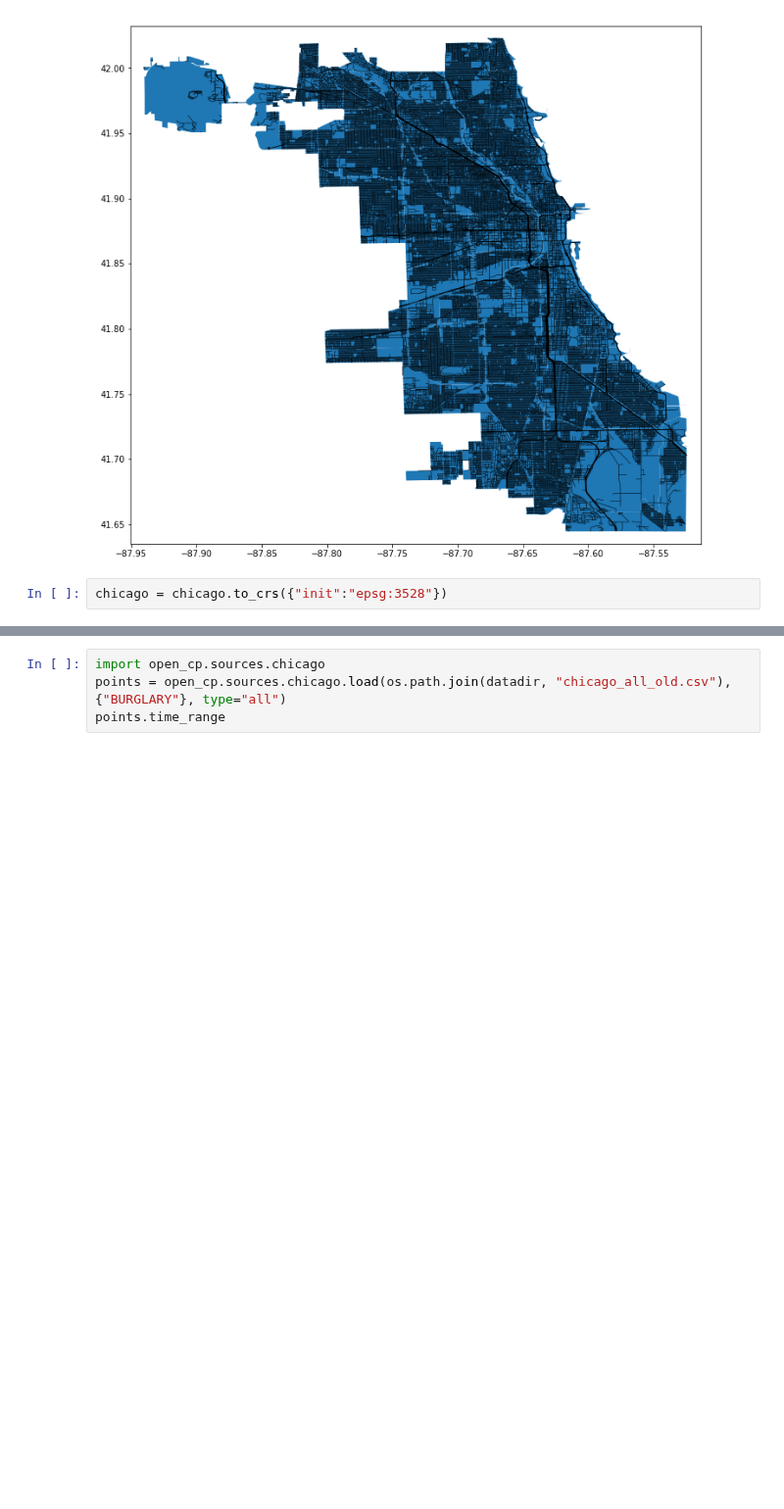
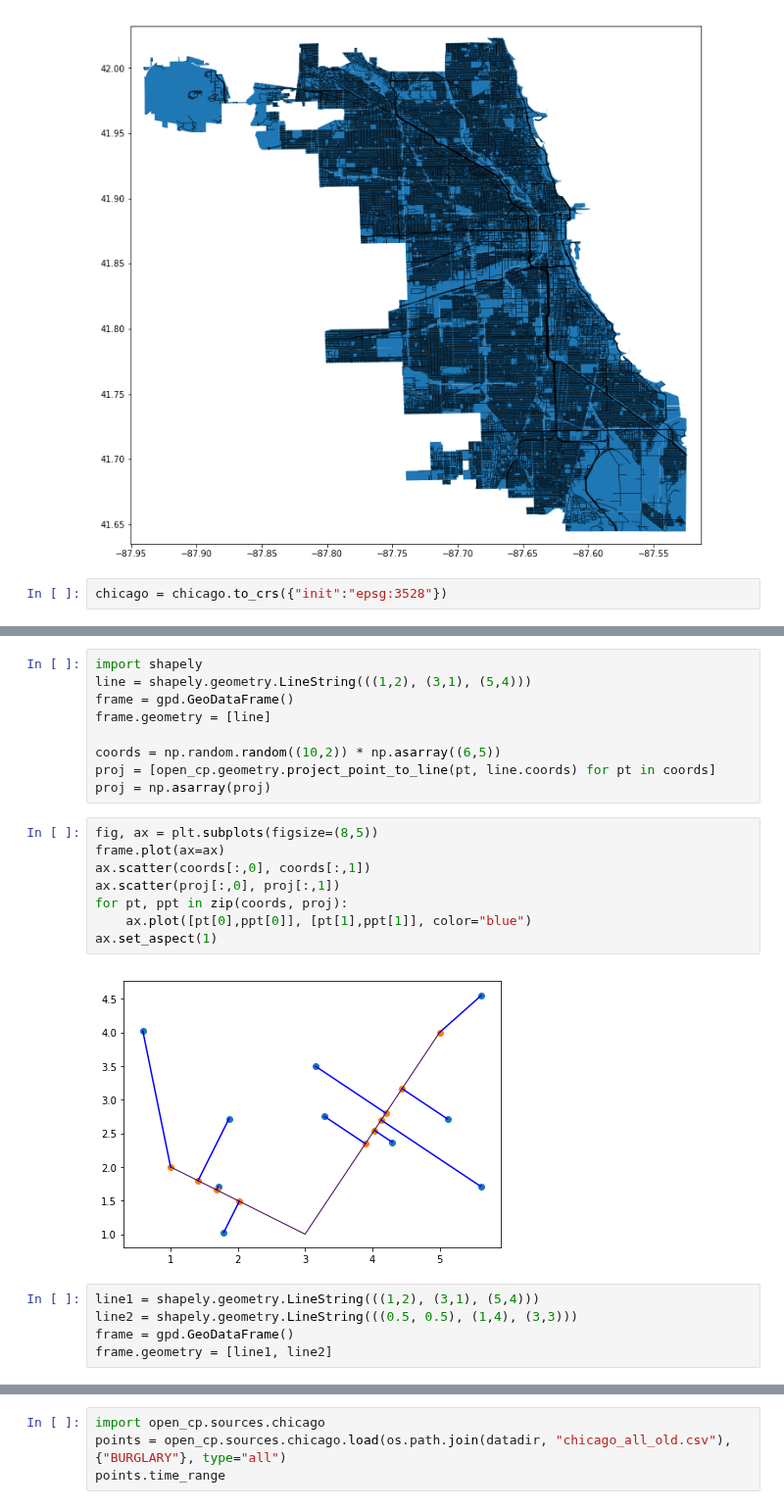
Before and after one commit to QuantCrimAtLeeds/PredictCode, a Jupyter notebook: examples/Networks/Project to graph.ipynb, the cells around one changed output, grey strips where cells are left out. Shown at 98% size. Saved outputs shown, nothing was run; the diff lists cells and outputs as text; blank space fills up the shorter version.

Commit message:
geometry

```diff
--- a/examples/Networks/Project to graph.ipynb
+++ b/examples/Networks/Project to graph.ipynb
@@ -66,0 +76,24 @@ chicago = chicago.to_crs({"init":"epsg:3528"})
+# %%
+import shapely
+line = shapely.geometry.LineString(((1,2), (3,1), (5,4)))
+frame = gpd.GeoDataFrame()
+frame.geometry = [line]
+
+coords = np.random.random((10,2)) * np.asarray((6,5))
+proj = [open_cp.geometry.project_point_to_line(pt, line.coords) for pt in coords]
+proj = np.asarray(proj)
+# %%
+fig, ax = plt.subplots(figsize=(8,5))
+frame.plot(ax=ax)
+ax.scatter(coords[:,0], coords[:,1])
+ax.scatter(proj[:,0], proj[:,1])
+for pt, ppt in zip(coords, proj):
+    ax.plot([pt[0],ppt[0]], [pt[1],ppt[1]], color="blue")
+ax.set_aspect(1)
+# %% [output]
+[figure, added]
+# %%
+line1 = shapely.geometry.LineString(((1,2), (3,1), (5,4)))
+line2 = shapely.geometry.LineString(((0.5, 0.5), (1,4), (3,3)))
+frame = gpd.GeoDataFrame()
+frame.geometry = [line1, line2]
```
Also changed, not shown: parts of 8 cells of this notebook, 3 other files.
